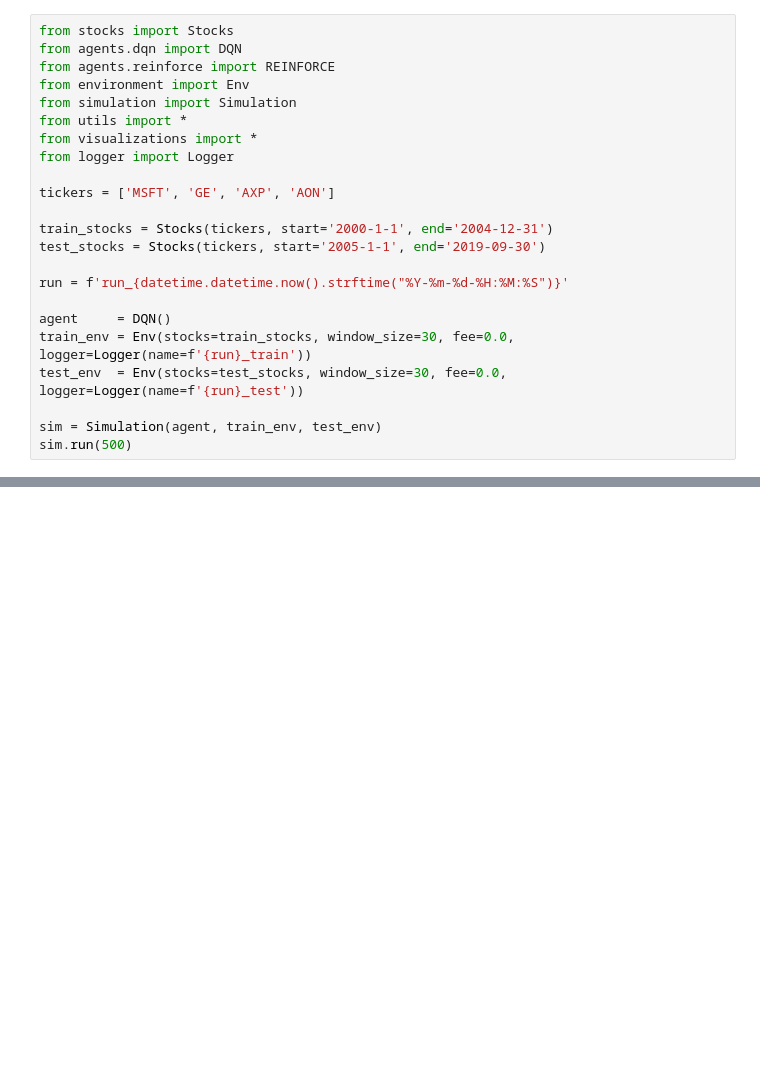
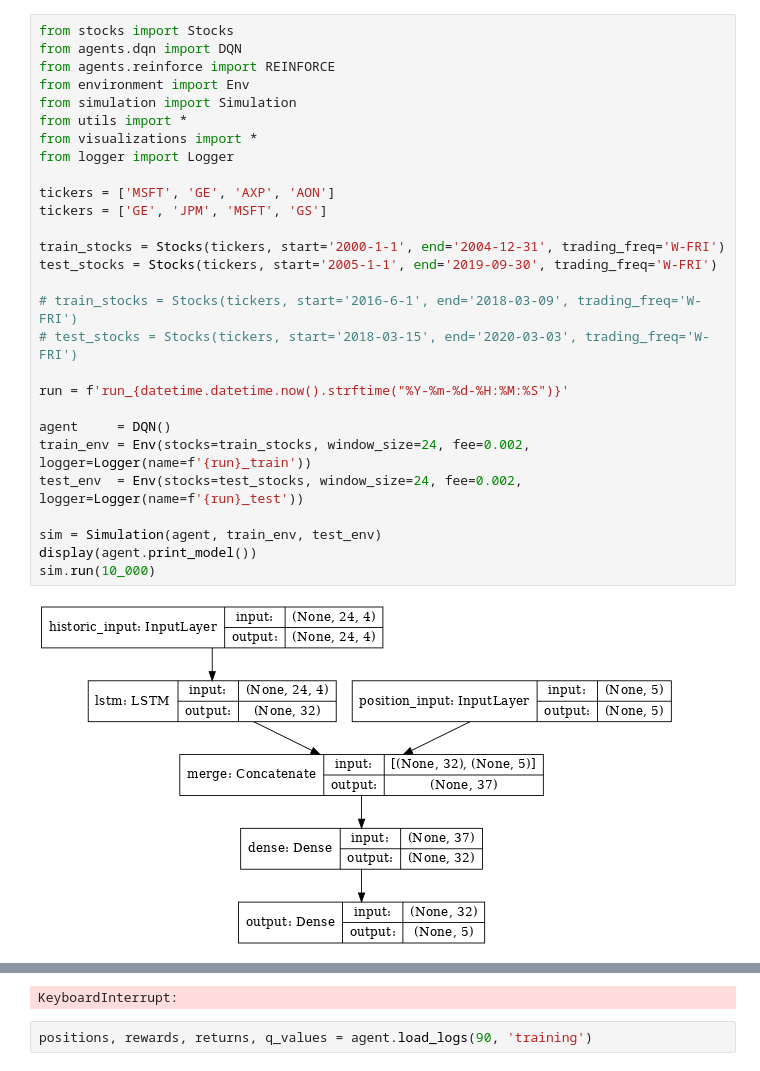
Before and after one commit to JulesHuisman/deep-learning, a Jupyter notebook: sim.ipynb, the cells around one changed output, grey strips where cells are left out. Drawn from its saved outputs; the diff is of its cells as text; blank space fills up the shorter version.

```diff
--- a/sim.ipynb
+++ b/sim.ipynb
@@ -11,29 +13,38 @@ np.set_printoptions(suppress=True)
 # %%
 from stocks import Stocks
 from agents.dqn import DQN
 from agents.reinforce import REINFORCE
 from environment import Env
 from simulation import Simulation
 from utils import *
 from visualizations import *
 from logger import Logger
 
 tickers = ['MSFT', 'GE', 'AXP', 'AON']
+tickers = ['GE', 'JPM', 'MSFT', 'GS']
 
-train_stocks = Stocks(tickers, start='2000-1-1', end='2004-12-31')
-test_stocks = Stocks(tickers, start='2005-1-1', end='2019-09-30')
+train_stocks = Stocks(tickers, start='2000-1-1', end='2004-12-31', trading_freq='W-FRI')
+test_stocks = Stocks(tickers, start='2005-1-1', end='2019-09-30', trading_freq='W-FRI')
+
+# train_stocks = Stocks(tickers, start='2016-6-1', end='2018-03-09', trading_freq='W-FRI')
+# test_stocks = Stocks(tickers, start='2018-03-15', end='2020-03-03', trading_freq='W-FRI')
 
 run = f'run_{datetime.datetime.now().strftime("%Y-%m-%d-%H:%M:%S")}'
 
 agent     = DQN()
-train_env = Env(stocks=train_stocks, window_size=30, fee=0.0, logger=Logger(name=f'{run}_train'))
-test_env  = Env(stocks=test_stocks, window_size=30, fee=0.0, logger=Logger(name=f'{run}_test'))
+train_env = Env(stocks=train_stocks, window_size=24, fee=0.002, logger=Logger(name=f'{run}_train'))
+test_env  = Env(stocks=test_stocks, window_size=24, fee=0.002, logger=Logger(name=f'{run}_test'))
 
 sim = Simulation(agent, train_env, test_env)
-sim.run(500)
+display(agent.print_model())
+sim.run(10_000)
 # %% [output]
+[figure, added]
 [interactive output not drawn]
 [interactive output not drawn]
+KeyboardInterrupt:
+# %%
+positions, rewards, returns, q_values = agent.load_logs(90, 'training')
 # %%
 def plot_results(episode, mode):
     # Open the log file
```
Also changed, not shown: parts of 2 cells of this notebook, 9 other files.
